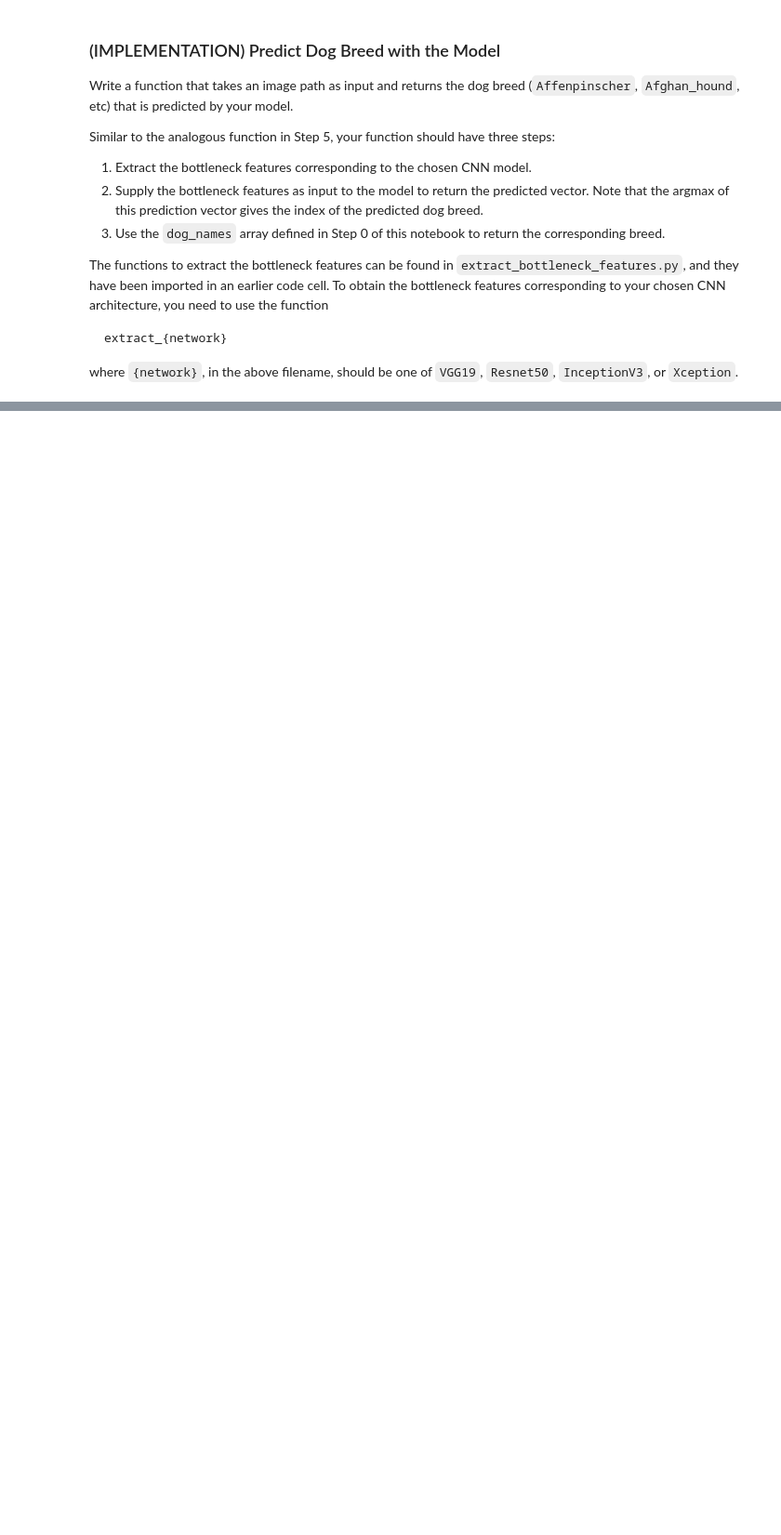
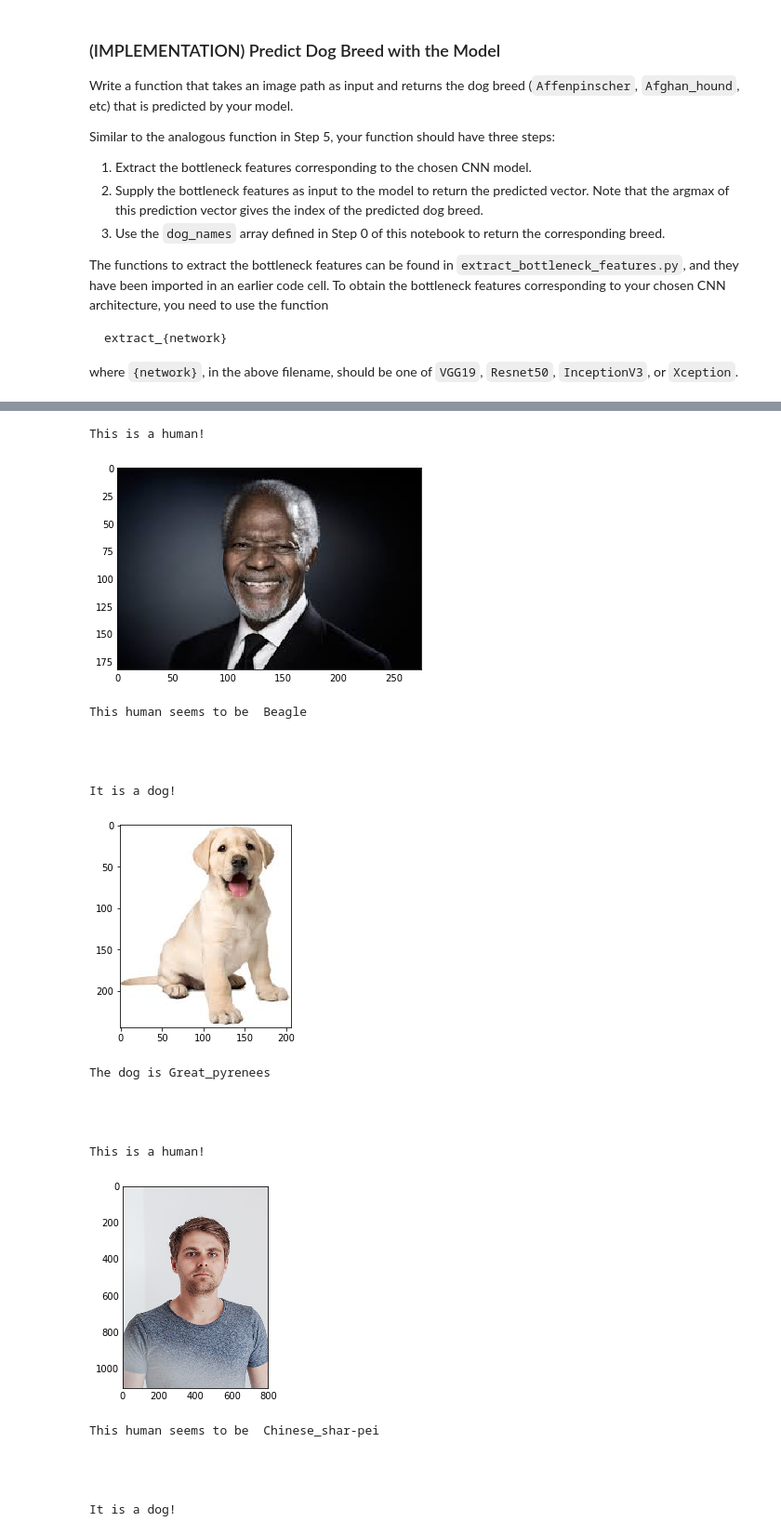
Before and after one commit to Daniel8hen/DeepLearningProjects, a Jupyter notebook: Dog_Human_App.ipynb, the cells around one changed output, grey strips where cells are left out. Shown at 93% size. Drawn from its saved outputs; the diff is of its cells as text; code cells hidden in the pictures; blank space fills up the shorter version.

```diff
--- a/Dog_Human_App.ipynb
+++ b/Dog_Human_App.ipynb
@@ -847,43 +859,34 @@ Some sample output for our algorithm is provided below, but feel free to design
 
 ### (IMPLEMENTATION) Write your Algorithm
 # %%
-### TODO: Write your algorithm.
 import matplotlib.image as mpimg
 
-def check_dog_breed(img_path):
+def investigate_dog_breed(img_path, model):
     _, ax = plt.subplots()
     if dog_detector(img_path):
-        print("It is a dog!")
+        print("Hello, dog!")
         img = mpimg.imread(img_path)
         _ = ax.imshow(img)
         # Beautify
         ax.tick_params(axis="both", which="both",length=0)
         plt.show()
-        names, percentages = resnet50_predict_breed(img_path)
-        resemblance = ""
-        for name, pct in zip(names, percentages):
-            resemblance += f"\n{name} ({pct:.4} %)"
-        print(f"This dog seems to be {resemblance}")
+        names = vgg19_predict_breed(img_path, model)
     elif face_detector(img_path):
-        print("This is a human!")
+        print("Hello, human!")
         img = mpimg.imread(img_path)
         _ = ax.imshow(img)
         # Beautify
         ax.tick_params(axis="both", which="both",length=0)
         plt.show()
-        names, percentages = resnet50_predict_breed(img_path)
-        resemblance = ""
-        for name, pct in zip(names, percentages):
-            resemblance += f"\n{name} ({pct:.4} %)"
-        print(f"This human seems to be {resemblance}")
+        names = vgg19_predict_breed(img_path, model)
     else:
-        print("Not human nor dog!")
+        print("Hello there!")
         img = mpimg.imread(img_path)
         _ = ax.imshow(img)
         # Beautify
         ax.tick_params(axis="both", which="both",length=0)
         plt.show()
-        print("Not human nor dog, not planning to predict what's that!")
+        print("I'm afraid I do not know what you are...")
 
     print("\n"*3)
 # %% [markdown]
@@ -904,0 +906,28 @@ __Answer:__
+# %%
+import glob
+
+for image_file in glob.iglob('dog-test/*.j*'):
+    check_dog_breed(image_file)
+# %% [output]
+This is a human!
+[figure, added]
+This human seems to be  Beagle
+
+
+
+
+It is a dog!
+[figure, added]
+The dog is Great_pyrenees
+
+
+
+
+This is a human!
+[figure, added]
+This human seems to be  Chinese_shar-pei
+
+
+
+
+It is a dog!
```
Also changed, not shown: parts of 20 cells of this notebook.
